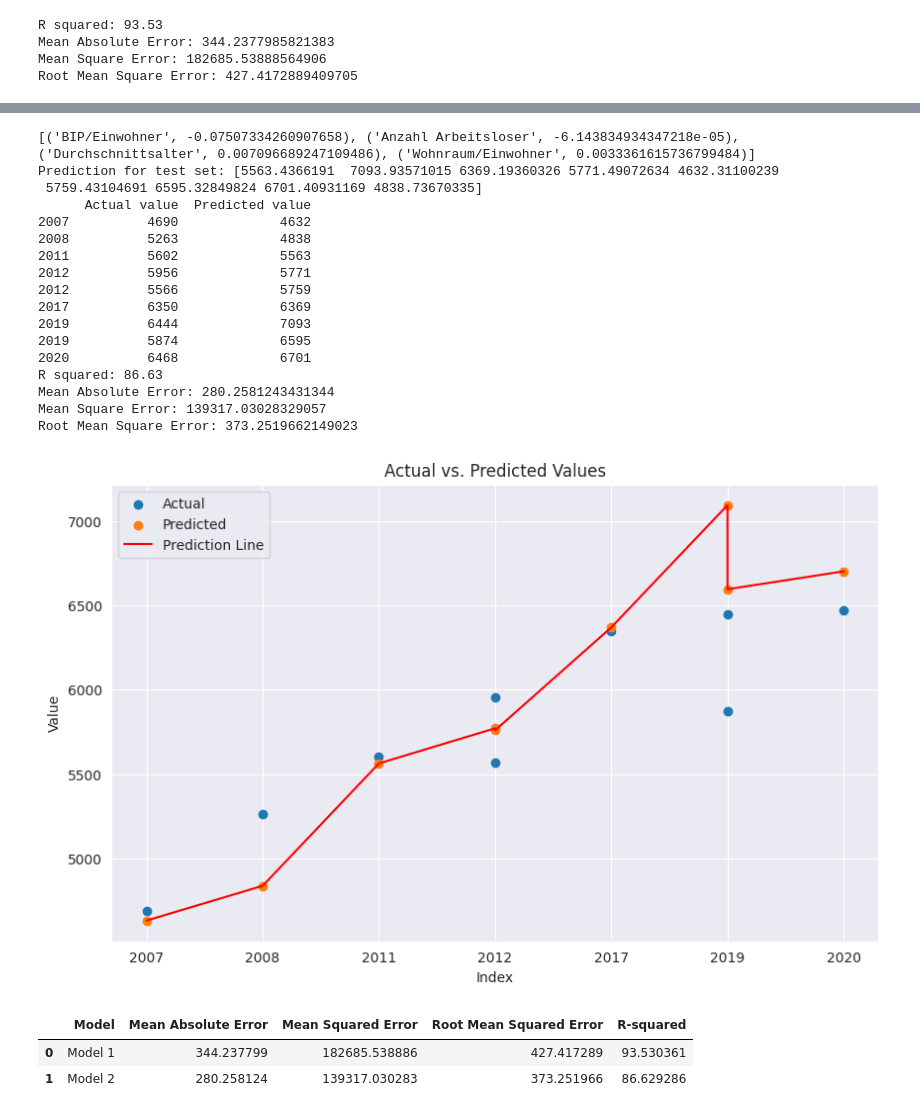
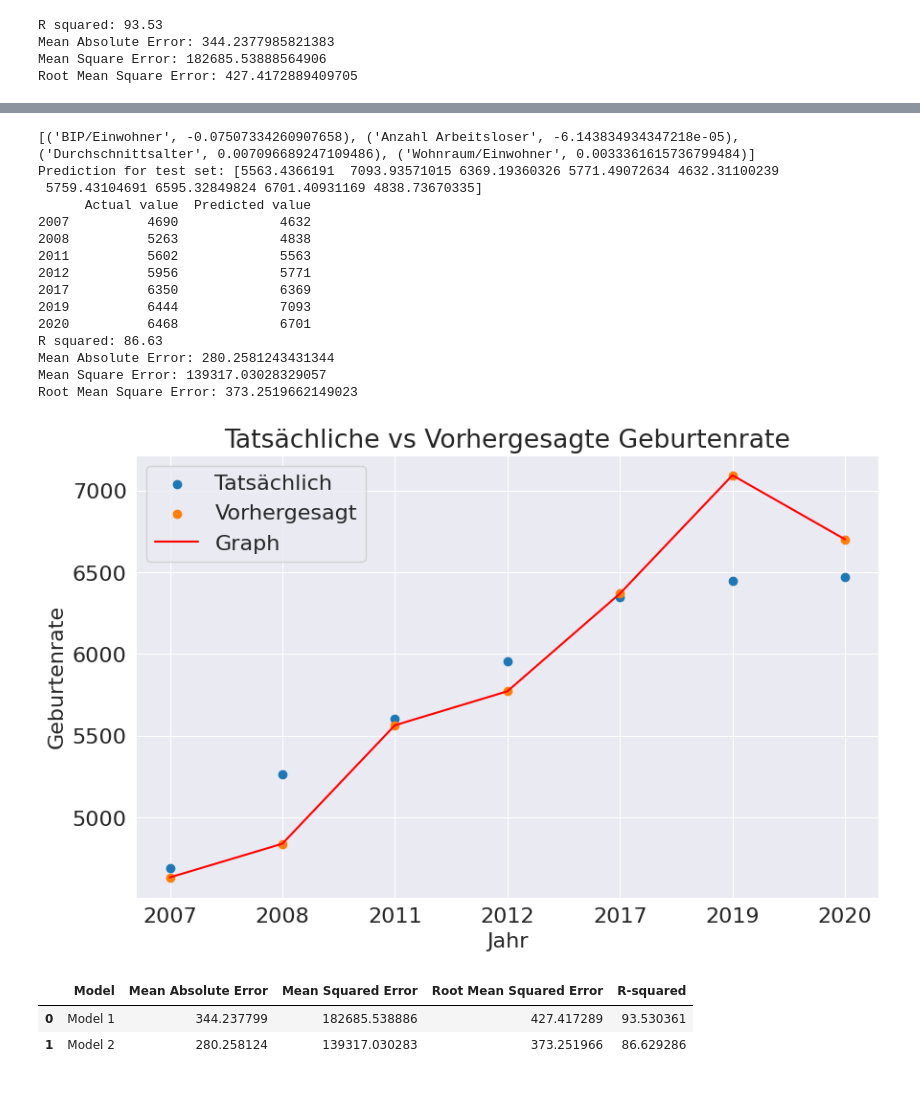
Before and after one commit to Finatix/hackathon-open-data-week-2023, a Jupyter notebook: model_exploration.ipynb, the cells around one changed output, grey strips where cells are left out. Cells and saved outputs as stored; diff of their text form; code cells hidden in the pictures.

```diff
--- a/model_exploration.ipynb
+++ b/model_exploration.ipynb
@@ -68,6 +68,7 @@ Root Mean Square Error: 427.4172889409705
 # %%
 # Plotting actual/predicted valuesplt.figure(figsize=(10, 6))
 plt.figure(figsize=(10, 6))
+plt.rcParams['font.size'] = 16
 plt.scatter(mlr_diff.index, mlr_diff['Actual value'], marker='o', label='Tatsächlich')
 plt.scatter(mlr_diff.index, mlr_diff['Predicted value'], marker='o', label='Vorhergesagt')
 plt.plot(mlr_diff.index, mlr_diff['Predicted value'], color='red', label='Graph')
@@ -84,7 +85,8 @@ import seaborn as sns
 correlation_matrix = features_df_leipzig.drop('Stadt', axis=1).corr()
 
 plt.figure(figsize=(10, 8))
+plt.rcParams['font.size'] = 16
 sns.heatmap(correlation_matrix, annot=True, cmap='coolwarm', fmt=".2f")
-plt.title('Correlation Matrix')
+plt.title('Korrelationsmatrix')
 plt.show()
 # %% [output]
@@ -140,6 +142,7 @@ print("Prediction for test set: {}".format(y_pred_mlr_2))
 
 # Comparing Actual and Predictions
 mlr_diff_2 = pd.DataFrame({'Actual value': y_test_2, 'Predicted value': y_pred_mlr_2}).astype(int).sort_index()
+mlr_diff_2 = mlr_diff_2[~mlr_diff_2.index.duplicated(keep='first')]
 print(mlr_diff_2)
 
 # Model Evaluation
@@ -149,42 +152,41 @@ rootMeanSqErr_2 = np.sqrt(meanSqErr_2)
 r_squared_2 = mlr_2.score(x_2, y_2) * 100
 
 print('R squared: {:.2f}'.format(r_squared_2))
 print('Mean Absolute Error:', meanAbErr_2)
 print('Mean Square Error:', meanSqErr_2)
 print('Root Mean Square Error:', rootMeanSqErr_2)
 
 # Plotting actual/predicted values
 plt.figure(figsize=(10, 6))
+plt.rcParams['font.size'] = 16
 plt.scatter(mlr_diff_2.index, mlr_diff_2['Actual value'], marker='o',
-            label='Actual')
+            label='Tatsächlich')
 plt.scatter(mlr_diff_2.index, mlr_diff_2['Predicted value'], marker='o',
-            label='Predicted')
+            label='Vorhergesagt')
 plt.plot(mlr_diff_2.index, mlr_diff_2['Predicted value'], color='red',
-         label='Prediction Line')
-plt.xlabel('Index')
-plt.ylabel('Value')
-plt.title('Actual vs. Predicted Values')
+         label='Graph')
+plt.xlabel('Jahr')
+plt.ylabel('Geburtenrate')
+plt.title('Tatsächliche vs Vorhergesagte Geburtenrate')
 plt.legend()
 plt.show()
 # %% [output]
 [('BIP/Einwohner', -0.07507334260907658), ('Anzahl Arbeitsloser', -6.143834934347218e-05), ('Durchschnittsalter', 0.007096689247109486), ('Wohnraum/Einwohner', 0.0033361615736799484)]
 Prediction for test set: [5563.4366191  7093.93571015 6369.19360326 5771.49072634 4632.31100239
  5759.43104691 6595.32849824 6701.40931169 4838.73670335]
       Actual value  Predicted value
 2007          4690             4632
 2008          5263             4838
 2011          5602             5563
 2012          5956             5771
-2012          5566             5759
 2017          6350             6369
 2019          6444             7093
-2019          5874             6595
 2020          6468             6701
 R squared: 86.63
 Mean Absolute Error: 280.2581243431344
 Mean Square Error: 139317.03028329057
 Root Mean Square Error: 373.2519662149023
-[figure, old version]
+[figure, new version]
 # %%
 # Comparing the evaluation metrics
 evaluation_data = {
```
Also changed, not shown: parts of 3 cells of this notebook.
